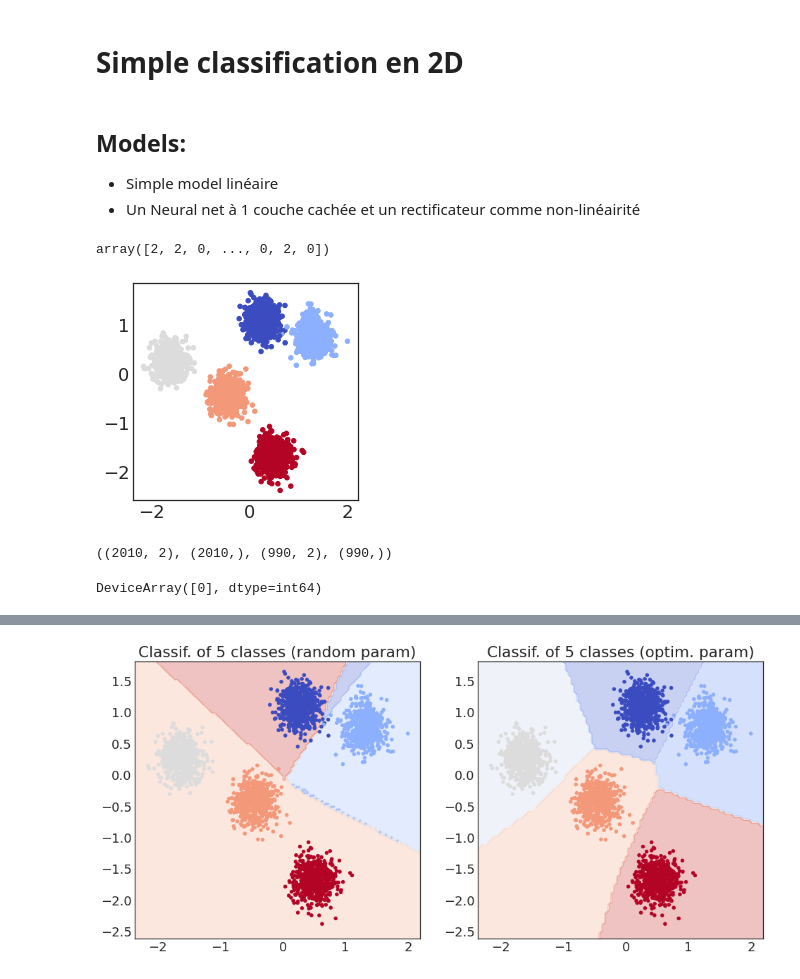
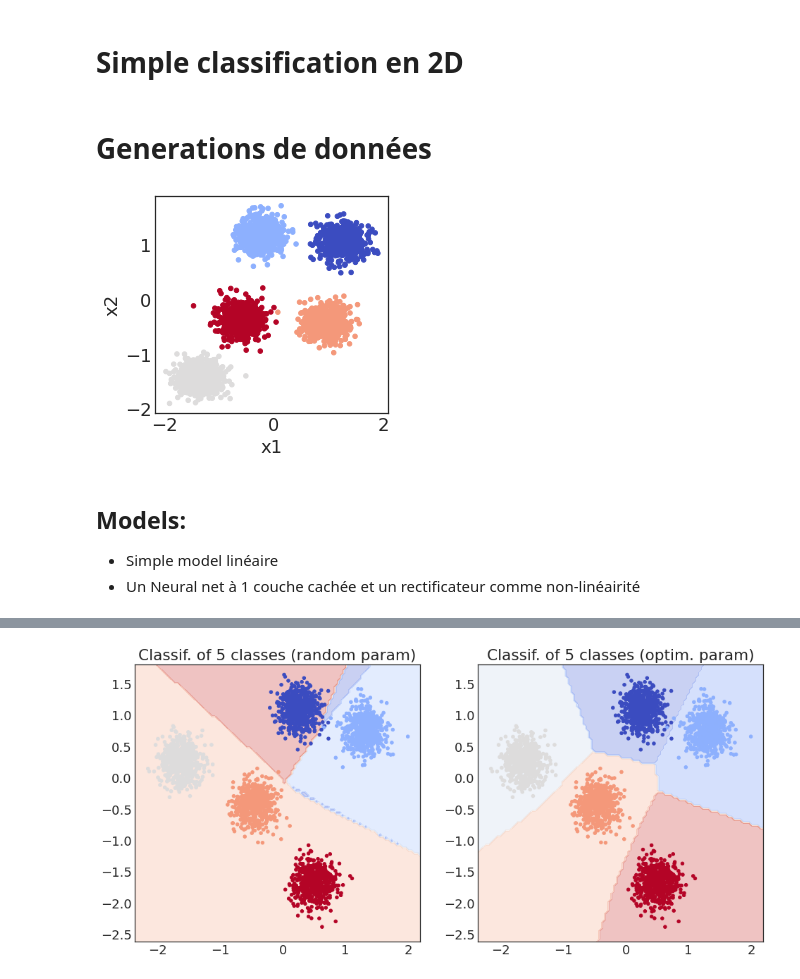
Before and after one commit to jecampagne/cours_mallat_cdf, a Jupyter notebook: classif_simple_JAX.ipynb, the cells around one changed output, grey strips where cells are left out. Drawn from its saved outputs; the diff is of its cells as text; code cells hidden in the pictures.

```diff
--- a/classif_simple_JAX.ipynb
+++ b/classif_simple_JAX.ipynb
@@ -38,10 +51,8 @@ num_classes  = 5
 batch_size   = 5
 # Generate key which is used to generate random numbers
 key = random.PRNGKey(42)
-# %% [markdown]
-## Models:
-- Simple model linéaire
-- Un Neural net à 1 couche cachée et un rectificateur comme non-linéairité
+# %% [markdown]
+# Generations de données
 # %%
 def one_hot(x, k, dtype=np.float32):
     """Create a one-hot encoding of x of size k """
@@ -49,16 +60,16 @@ def one_hot(x, k, dtype=np.float32):
 # %%
 n_samples = 1500
 np.random.seed(0)
-X, y= datasets.make_blobs(n_samples=2*n_samples, random_state=20,centers=num_classes)
+X, y= datasets.make_blobs(n_samples=2*n_samples,
+                          centers=num_classes,
+                         random_state=70)
 # normalize dataset for easier parameter selection
 X = StandardScaler().fit_transform(X)
-# %%
-y
-# %% [output]
-array([2, 2, 0, ..., 0, 2, 0])
 # %%
 plt.scatter(X[:, 0], X[:, 1], s=20, c=y, cmap=plt.cm.coolwarm)
 plt.gca().set_aspect('equal')
+plt.xlabel("x1")
+plt.ylabel("x2");
 # %% [output]
-[figure, old version]
+[figure, new version]
 # %%
@@ -66,6 +77,2 @@ from sklearn.model_selection import train_test_split
 X_train, X_test, y_train, y_test = train_test_split(
      X, y, test_size=0.33, random_state=42)
-# %%
-X_train.shape,  y_train.shape,X_test.shape, y_test.shape
-# %% [output]
-((2010, 2), (2010,), (990, 2), (990,))
@@ -74,6 +79,2 @@ from torch.utils.data import Dataset,  DataLoader
-# %%
-jnp.array([0])
-# %% [output]
-DeviceArray([0], dtype=int64)
 # %%
 class MyDataset(Dataset):
@@ -190,4 +192,8 @@ class Classif():
             print(f"Epoch {epoch+1} | T: {epoch_time:0.2f} | Train Acc: {train_acc:0.4f} | Test Acc: {test_acc:0.4f}")
 
         return train_loss, log_acc_train, log_acc_test, params, params_init
+# %% [markdown]
+## Models:
+- Simple model linéaire
+- Un Neural net à 1 couche cachée et un rectificateur comme non-linéairité
 # %%
```
Also changed, not shown: parts of 12 cells of this notebook.
